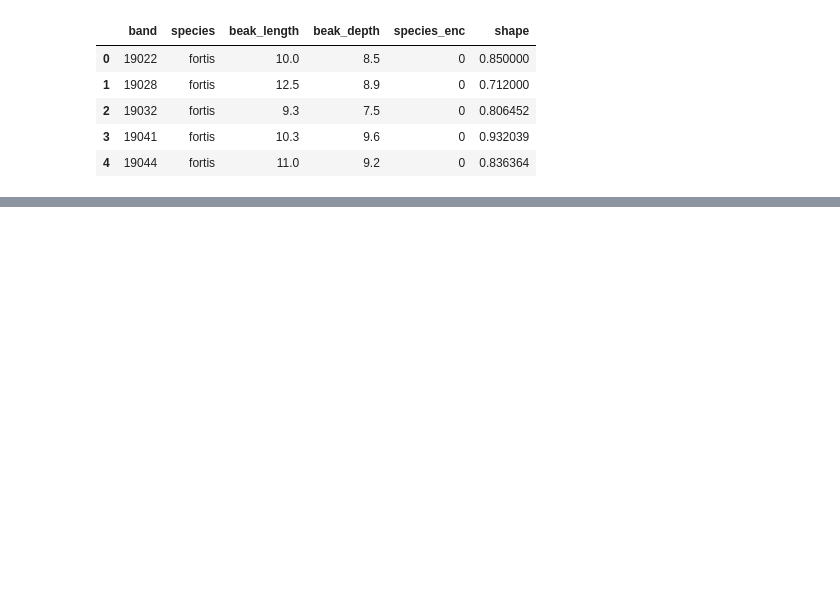
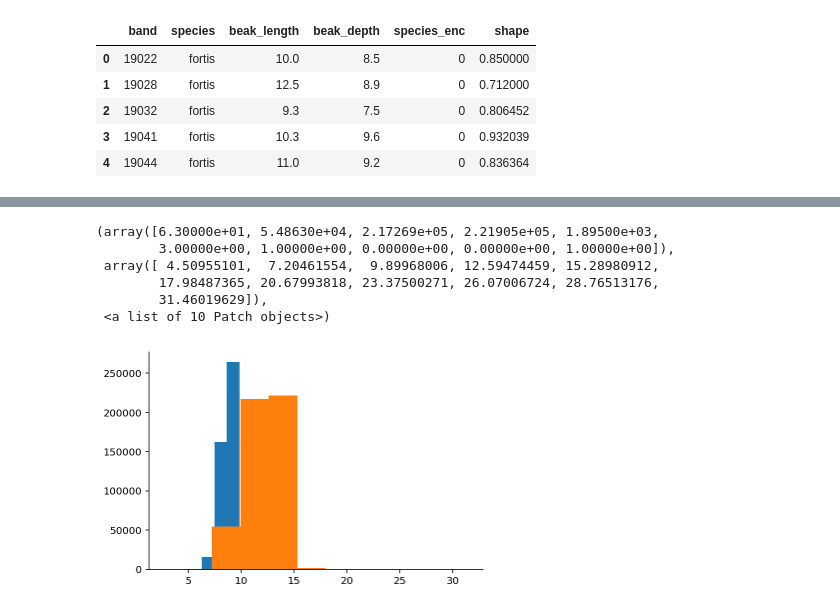
Before and after one commit to ericmjl/bayesian-stats-modelling-tutorial, a Jupyter notebook: notebooks/bonus-exploration-finches.ipynb, the cells around one changed output, grey strips where cells are left out. Cells and saved outputs as stored; diff of their text form; code cells hidden in the pictures; blank space fills up the shorter version.

```diff
--- a/notebooks/bonus-exploration-finches.ipynb
+++ b/notebooks/bonus-exploration-finches.ipynb
@@ -108,3 +148,14 @@ samples
+# %%
+plt.hist(samples['beak_depth'].flatten())
+plt.hist(samples['beak_length'].flatten())
+# %% [output]
+(array([6.30000e+01, 5.48630e+04, 2.17269e+05, 2.21905e+05, 1.89500e+03,
+        3.00000e+00, 1.00000e+00, 0.00000e+00, 0.00000e+00, 1.00000e+00]),
+ array([ 4.50955101,  7.20461554,  9.89968006, 12.59474459, 15.28980912,
+        17.98487365, 20.67993818, 23.37500271, 26.07006724, 28.76513176,
+        31.46019629]),
+ <a list of 10 Patch objects>)
+[figure, added]
 # %%
 fig = plt.figure()
 ax = fig.add_subplot(111)
```
Also changed, not shown: parts of 19 cells of this notebook.
